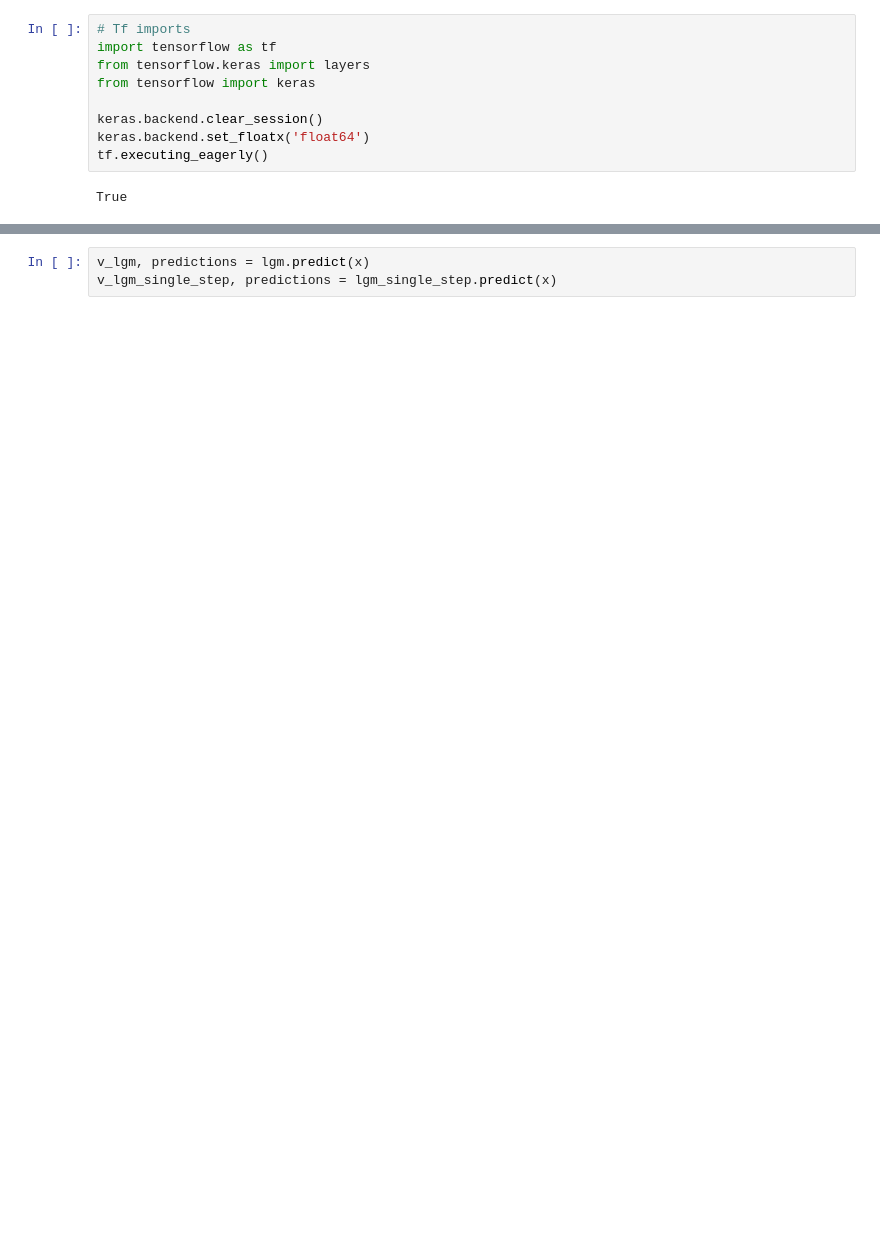
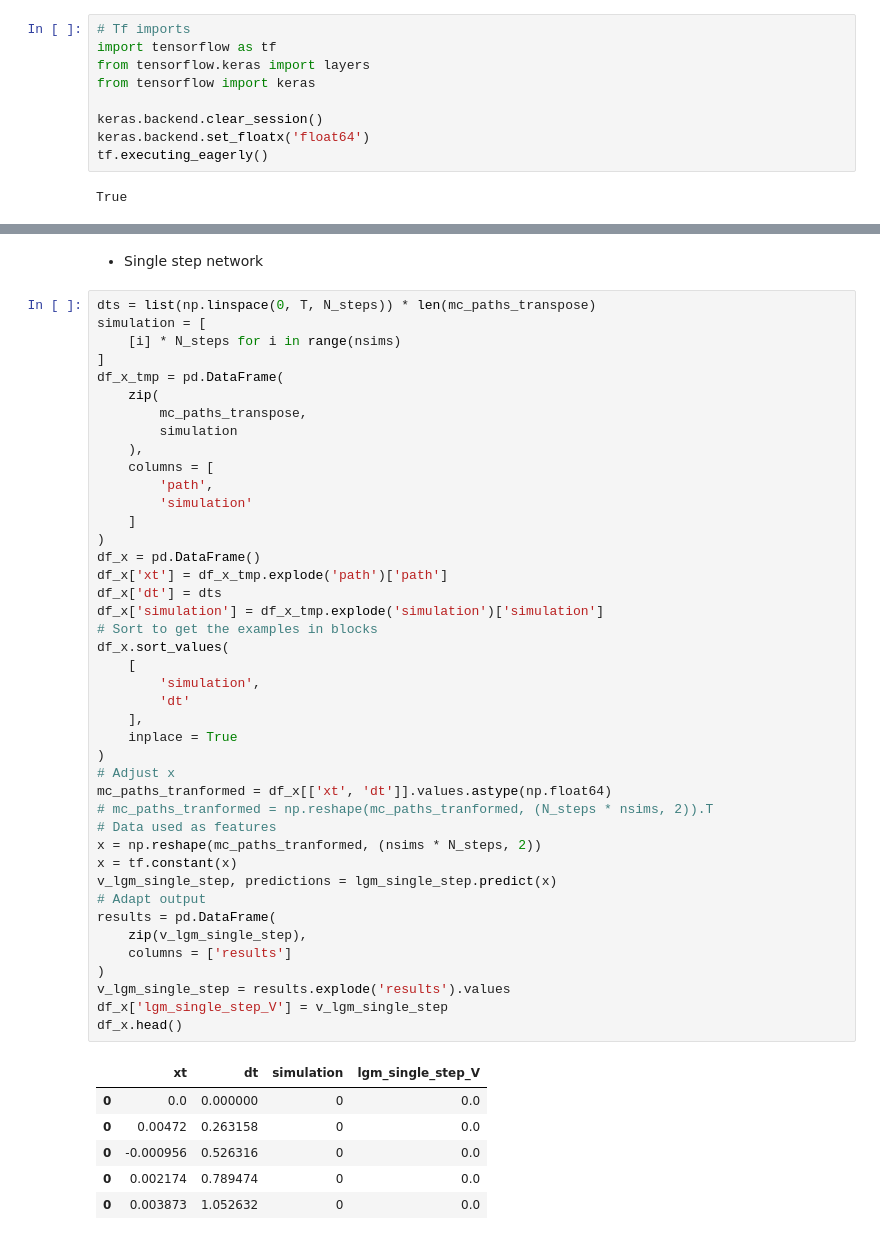
Before and after one commit to borjaf696/LGM_BFSDE, a Jupyter notebook: notebooks/simulation.ipynb, the cells around one changed output, grey strips where cells are left out. Cells and saved outputs as stored; diff of their text form; blank space fills up the shorter version.

```diff
--- a/notebooks/simulation.ipynb
+++ b/notebooks/simulation.ipynb
@@ -645,5 +856,53 @@ where:
-# %%
-v_lgm, predictions = lgm.predict(x)
-v_lgm_single_step, predictions = lgm_single_step.predict(x)
+# %% [markdown]
+* Single step network
+# %%
+dts = list(np.linspace(0, T, N_steps)) * len(mc_paths_transpose)
+simulation = [
+    [i] * N_steps for i in range(nsims)
+]
+df_x_tmp = pd.DataFrame(
+    zip(
+        mc_paths_transpose,
+        simulation
+    ),
+    columns = [
+        'path',
+        'simulation'
+    ]
+)
+df_x = pd.DataFrame()
+df_x['xt'] = df_x_tmp.explode('path')['path']
+df_x['dt'] = dts
+df_x['simulation'] = df_x_tmp.explode('simulation')['simulation']
+# Sort to get the examples in blocks
+df_x.sort_values(
+    [
+        'simulation',
+        'dt'
+    ],
+    inplace = True
+)
+# Adjust x
+mc_paths_tranformed = df_x[['xt', 'dt']].values.astype(np.float64)
+# mc_paths_tranformed = np.reshape(mc_paths_tranformed, (N_steps * nsims, 2)).T
+# Data used as features
+x = np.reshape(mc_paths_tranformed, (nsims * N_steps, 2))
+x = tf.constant(x)
+v_lgm_single_step, predictions = lgm_single_step.predict(x)
+# Adapt output
+results = pd.DataFrame(
+    zip(v_lgm_single_step),
+    columns = ['results']
+)
+v_lgm_single_step = results.explode('results').values
+df_x['lgm_single_step_V'] = v_lgm_single_step
+df_x.head()
+# %% [output]
+|  | xt | dt | simulation | lgm_single_step_V |
+| 0 | 0.0 | 0.000000 | 0 | 0.0 |
+| 0 | 0.00472 | 0.263158 | 0 | 0.0 |
+| 0 | -0.000956 | 0.526316 | 0 | 0.0 |
+| 0 | 0.002174 | 0.789474 | 0 | 0.0 |
+| 0 | 0.003873 | 1.052632 | 0 | 0.0 |
 # %%
 v_df = pd.DataFrame(
```
Also changed, not shown: parts of 18 cells of this notebook, 9 other files.
